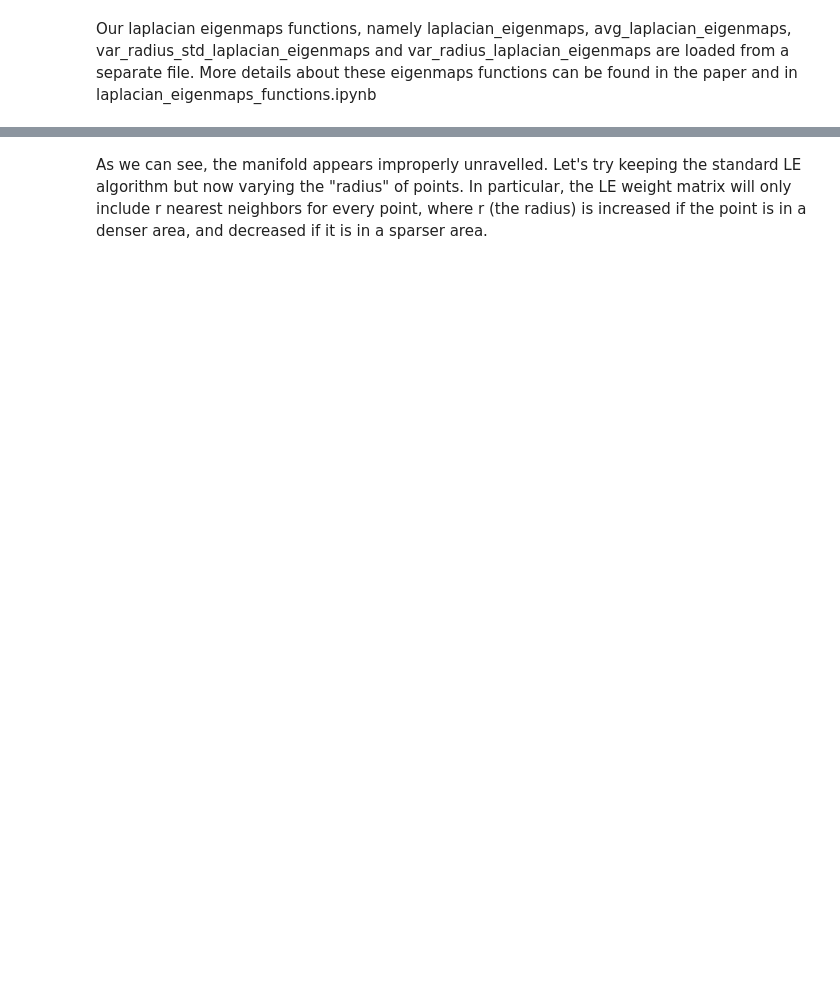
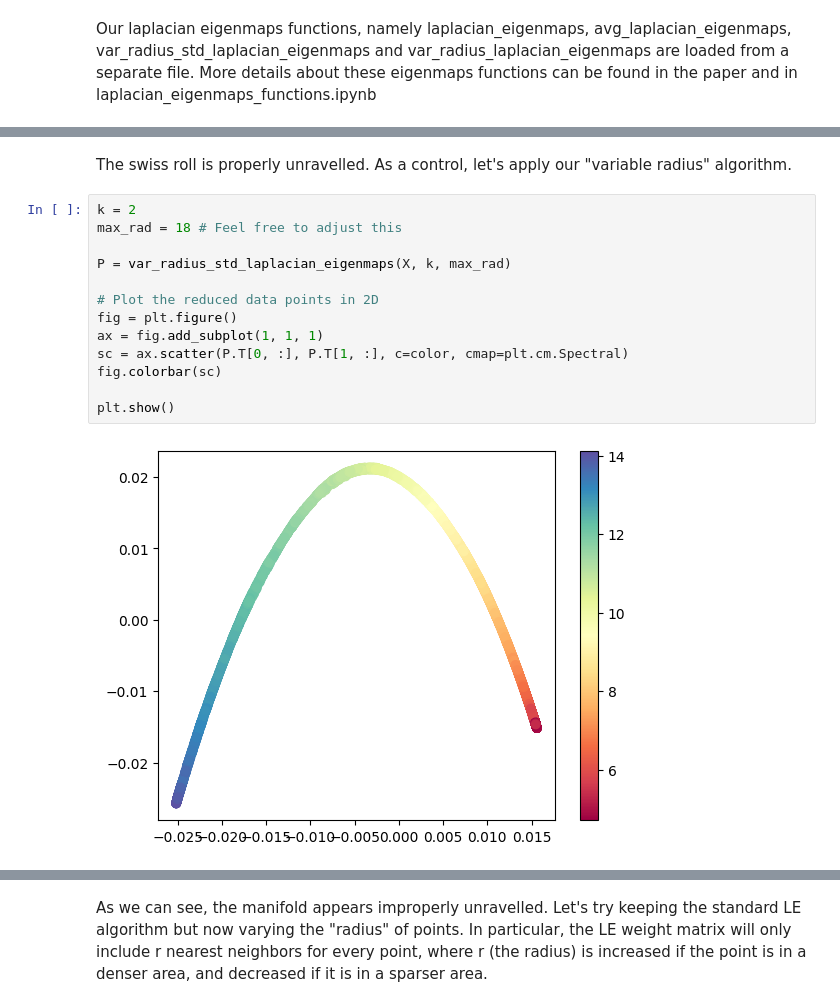
Before and after one commit to lucas-tucker/REU-2023, a Jupyter notebook: laplacian_eigenmaps_helix_swiss_roll_experiments.ipynb, the cells around one changed output, grey strips where cells are left out. Saved outputs shown, nothing was run; the diff lists cells and outputs as text; blank space fills up the shorter version.

```diff
--- a/laplacian_eigenmaps_helix_swiss_roll_experiments.ipynb
+++ b/laplacian_eigenmaps_helix_swiss_roll_experiments.ipynb
@@ -52,0 +71,17 @@ plt.show()
+# %% [markdown]
+The swiss roll is properly unravelled. As a control, let's apply our "variable radius" algorithm.
+# %%
+k = 2
+max_rad = 18 # Feel free to adjust this
+
+P = var_radius_std_laplacian_eigenmaps(X, k, max_rad)
+
+# Plot the reduced data points in 2D
+fig = plt.figure()
+ax = fig.add_subplot(1, 1, 1)
+sc = ax.scatter(P.T[0, :], P.T[1, :], c=color, cmap=plt.cm.Spectral)
+fig.colorbar(sc)
+
+plt.show()
+# %% [output]
+[figure, added]
```
Also changed, not shown: parts of 24 cells of this notebook, 1 other file.
